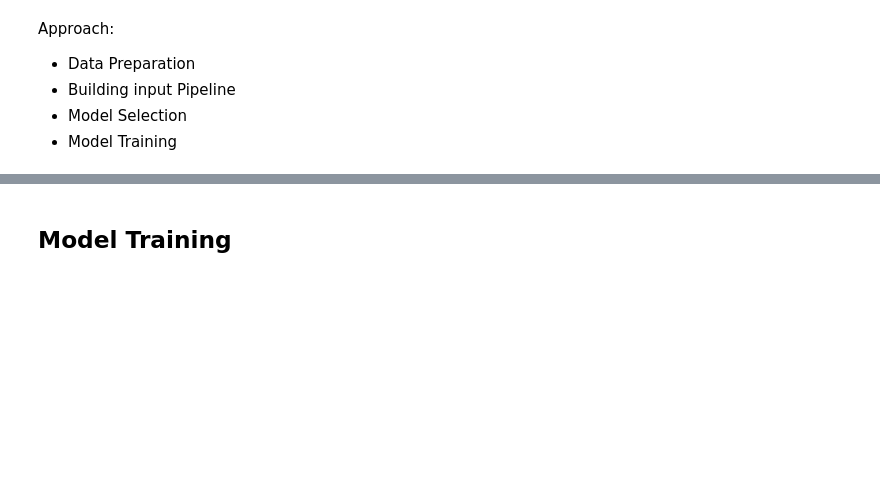
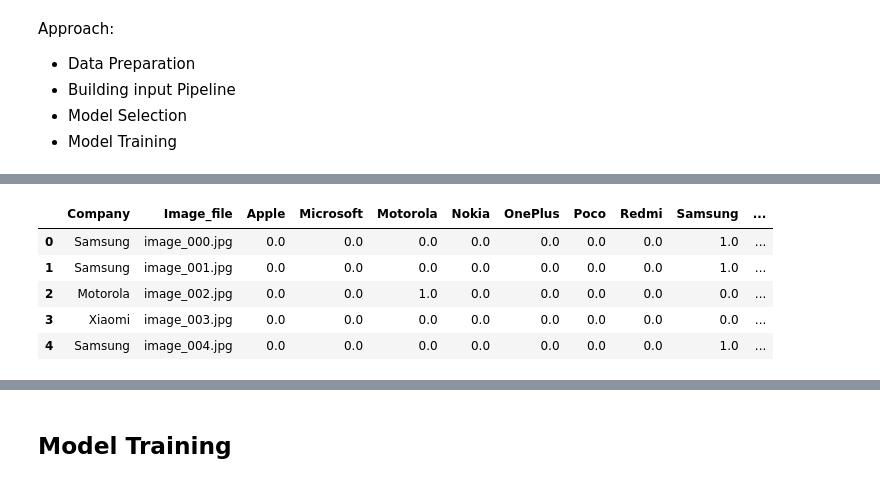
Before and after one commit to mian-adoan98/MLP_Mobile_Phone_Recognition, a Jupyter notebook: model_development/model_training.ipynb, the cells around one changed output, grey strips where cells are left out. Saved outputs shown, nothing was run; the diff lists cells and outputs as text; code cells hidden in the pictures; blank space fills up the shorter version.

```diff
--- a/model_development/model_training.ipynb
+++ b/model_development/model_training.ipynb
@@ -88,0 +59,14 @@ Number of test samples: 191
+# %%
+# Convert company labels to numerical data
+ohe = OneHotEncoder(handle_unknown="ignore", sparse_output=False).set_output(transform='pandas')
+company_ohe = ohe.fit_transform(mobile_df[["Company"]])
+company_ohe.columns = [column.replace("Company_", "") for column in company_ohe.columns]
+mobile_df = pd.concat([mobile_df, company_ohe], axis=1)
+mobile_df.head()
+# %% [output]
+|  | Company | Image_file | Apple | Microsoft | Motorola | Nokia | OnePlus | Poco | Redmi | Samsung | ... |
+| 0 | Samsung | image_000.jpg | 0.0 | 0.0 | 0.0 | 0.0 | 0.0 | 0.0 | 0.0 | 1.0 | ... |
+| 1 | Samsung | image_001.jpg | 0.0 | 0.0 | 0.0 | 0.0 | 0.0 | 0.0 | 0.0 | 1.0 | ... |
+| 2 | Motorola | image_002.jpg | 0.0 | 0.0 | 1.0 | 0.0 | 0.0 | 0.0 | 0.0 | 0.0 | ... |
+| 3 | Xiaomi | image_003.jpg | 0.0 | 0.0 | 0.0 | 0.0 | 0.0 | 0.0 | 0.0 | 0.0 | ... |
+| 4 | Samsung | image_004.jpg | 0.0 | 0.0 | 0.0 | 0.0 | 0.0 | 0.0 | 0.0 | 1.0 | ... |
```
Also changed, not shown: parts of 34 cells of this notebook, 10 other files.
